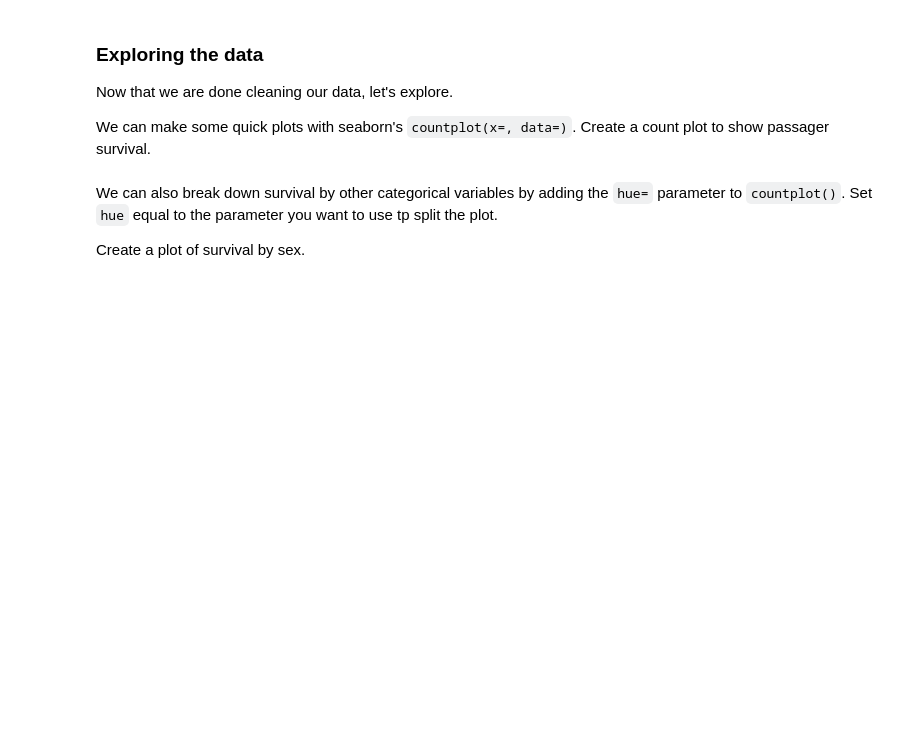
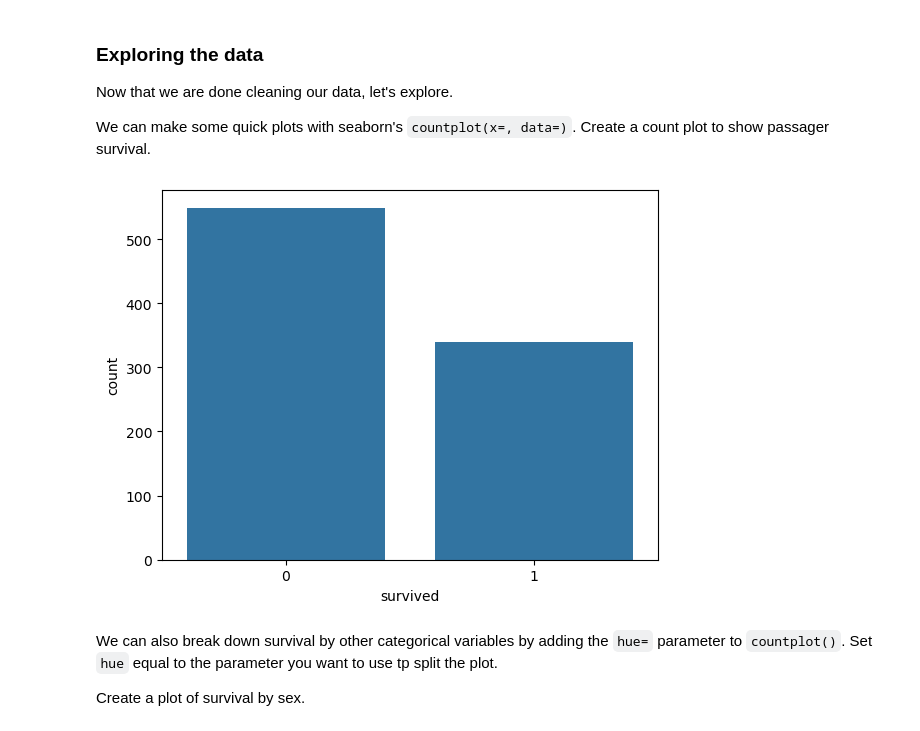
Before and after one commit to EPIC-Campus-LPS/titanic-classification-model-coledobmeier, a Jupyter notebook: FAI_Titanic.ipynb, the cells around one changed output. Drawn from its saved outputs; the diff is of its cells as text; code cells hidden in the pictures; blank space fills up the shorter version.

```diff
--- a/FAI_Titanic.ipynb
+++ b/FAI_Titanic.ipynb
@@ -144,8 +153,14 @@ Find the F-test score and the p value between each of the three passenger classe
 These results show that the mean `age` is significantly different by `pclass`.
 
 Replace the missing values in `age` by the mean `age` by class.
+# %%
+mean_A = df['age'].mean()
+df['age'].fillna(mean_A, inplace=True)
 # %% [markdown]
 Now we only have 2 rows with missing data. These two data points are unlikely to meaningfully change the entire models so we can drop both rows.
+# %%
+df = df.dropna(subset=['embark_town'])
+df = df.dropna(subset=['embarked'])
 # %% [markdown]
 ### Adding or removing columns
 
@@ -155,12 +186,21 @@ We haven't done any EDA so it's not immediately obvious which columns we should
 # %% [markdown]
 ### Encoding categorical variables
 Use `factorize()` to recode features `sex`, `embark_town`(the harbor city), `survived` and into numerical data. This will *label encode* not *1-hot encode* the data. After you encode your data, replace the original columns with your encoded versions.
+# %%
+df['sex'] = pd.factorize(df['sex'])[0]
+df['embark_town'] = pd.factorize(df['embark_town'])[0]
+df['survived'] = pd.factorize(df['survived'])[0]
 # %% [markdown]
 ### Exploring the data
 Now that we are done cleaning our data, let's explore.
 
 
 We can make some quick plots with seaborn's `countplot(x=, data=)`. Create a count plot to show passager survival.
+# %%
+sns.countplot(x ='survived', data = df)
+plt.show()
+# %% [output]
+[figure, added]
 # %% [markdown]
 We can also break down survival by other categorical variables by adding the `hue=` parameter to `countplot()`. Set `hue` equal to the parameter you want to use tp split the plot.
 
```
Also changed, not shown: parts of 4 cells of this notebook.
